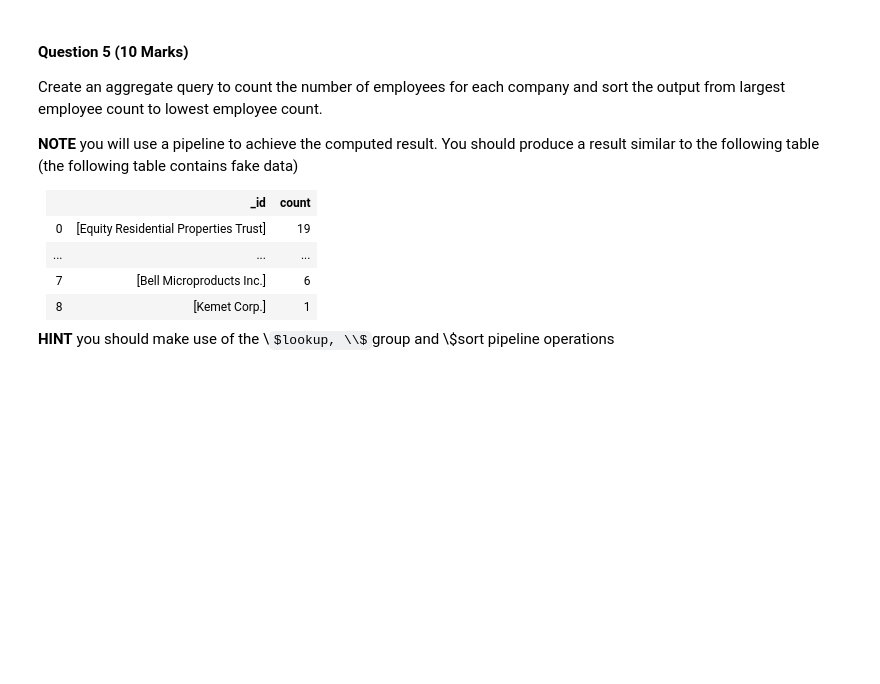
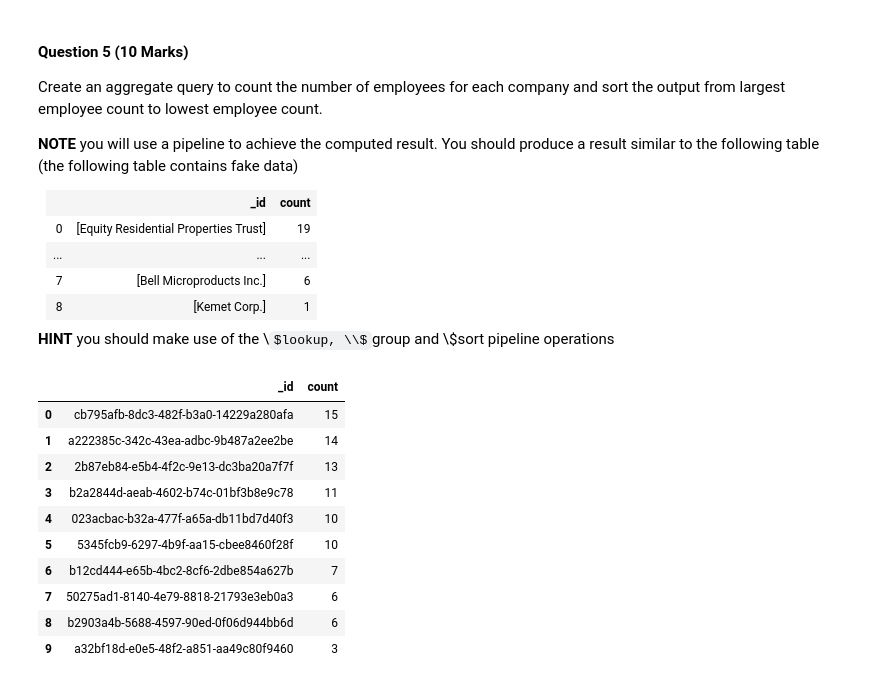
Before and after one commit to brunocgf/CertificationUT_DS, a Jupyter notebook: BigDataMS&T/Module02/assignment1.ipynb, the cells around one changed output. Drawn from its saved outputs; the diff is of its cells as text; code cells hidden in the pictures; some formulas as TeX source; blank space fills up the shorter version.

```diff
--- a/BigDataMS&T/Module02/assignment1.ipynb
+++ b/BigDataMS&T/Module02/assignment1.ipynb
@@ -154,6 +265,27 @@ __NOTE__ you will use a pipeline to achieve the computed result.  You should pro
 </table>
 
 __HINT__ you should make use of the \\$lookup, \\$group and \\$sort pipeline operations
+# %%
+# In the second option, first I match with age, then unwind by interest and finally match by interest.
+pipeline = [
+    {"$unwind": "$workplace_id"},
+    {"$group": {"_id": "$workplace_id", "count": {"$sum": 1}}},
+    {"$sort": {"count": -1}}
+]
+cursor = db.employee.aggregate(pipeline)
+pd.DataFrame(list(cursor))
+# %% [output]
+|  | _id | count |
+| 0 | cb795afb-8dc3-482f-b3a0-14229a280afa | 15 |
+| 1 | a222385c-342c-43ea-adbc-9b487a2ee2be | 14 |
+| 2 | 2b87eb84-e5b4-4f2c-9e13-dc3ba20a7f7f | 13 |
+| 3 | b2a2844d-aeab-4602-b74c-01bf3b8e9c78 | 11 |
+| 4 | 023acbac-b32a-477f-a65a-db11bd7d40f3 | 10 |
+| 5 | 5345fcb9-6297-4b9f-aa15-cbee8460f28f | 10 |
+| 6 | b12cd444-e65b-4bc2-8cf6-2dbe854a627b | 7 |
+| 7 | 50275ad1-8140-4e79-8818-21793e3eb0a3 | 6 |
+| 8 | b2903a4b-5688-4597-90ed-0f06d944bb6d | 6 |
+| 9 | a32bf18d-e0e5-48f2-a851-aa49c80f9460 | 3 |
 # %%
 # YOUR CODE HERE
 
```
Also changed, not shown: parts of 18 cells of this notebook, 1 other file.
